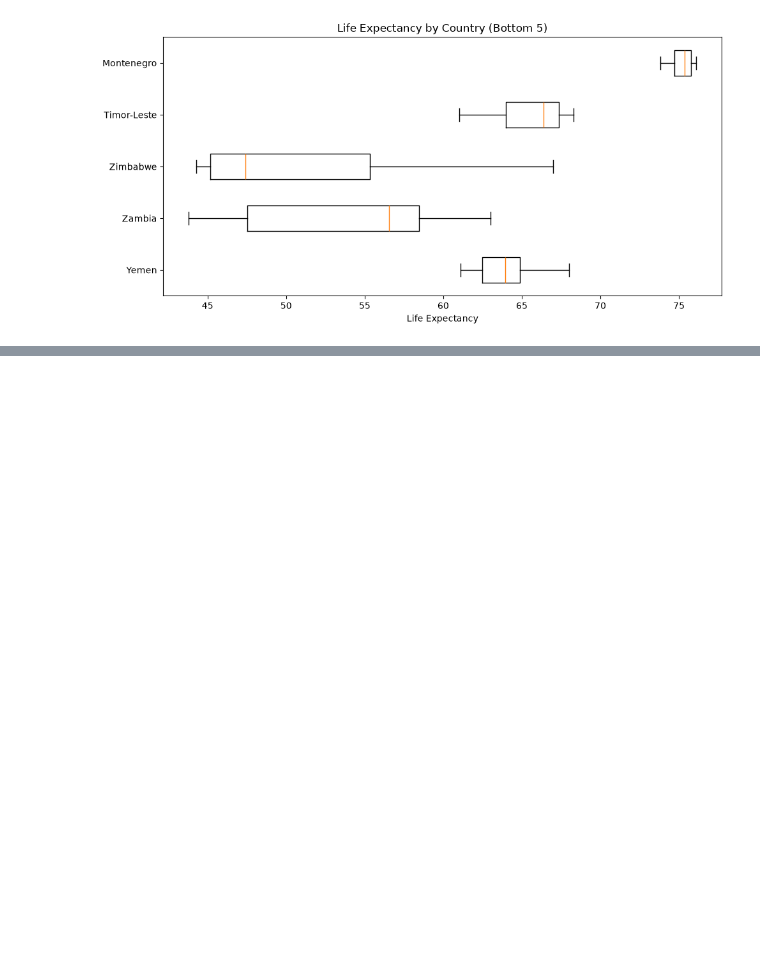
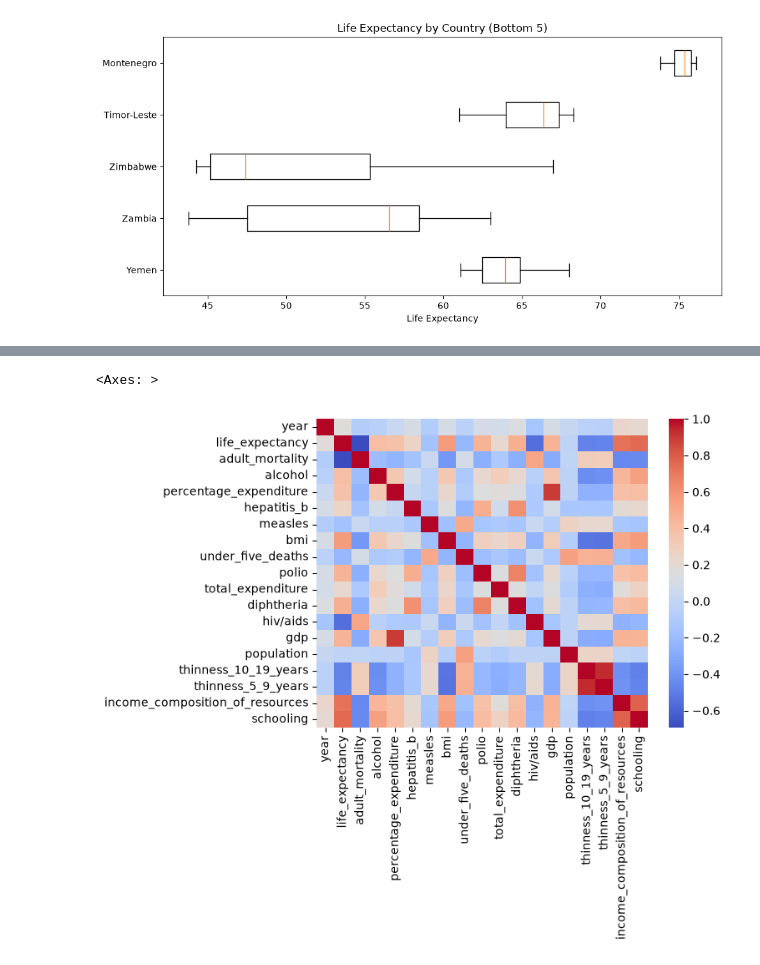
Before and after one commit to Oluwatomilola-Affar/Predictive-Modeling-of-Global-Life-Expectancy, a Jupyter notebook: expectancy.ipynb, the cells around one changed output, grey strips where cells are left out. Drawn from its saved outputs; the diff is of its cells as text; code cells hidden in the pictures; blank space fills up the shorter version.

```diff
--- a/expectancy.ipynb
+++ b/expectancy.ipynb
@@ -6,6 +7,6 @@ import numpy as np
 # %%
-null_columns_a = ["life_expectancy", "adult_mortality", "bmi", "polio", "diphtheria", "thinness_1_19_years", "thinness_5_9_years"]
-drop_columns = [col for col in null_columns_a if col]
+null_columns_a = ["life_expectancy", "adult_mortality", "bmi", "polio", "diphtheria", "thinness_10_19_years", "thinness_5_9_years"]
+drop_columns = [col for col in null_columns_a if col] # Derived from null_columns_a to remove rows with null values less than 5%
 null_columns_b = ["alcohol", "hepatitis_b", "total_expenditure", "gdp", "population", "schooling", "income_composition_of_resources"]
 imp_cols = [col for col in null_columns_b if col]
 imp_mean_col = ["alcohol", "total_expenditure", "gdp", "population", "income_composition_of_resources"]
@@ -13,7 +14,10 @@ imp_median_col = ["hepatitis_b", "schooling"]
 # %%
 data = (
     pd.read_csv("life_expectancy_data.csv")
-    .rename(columns= lambda col: col.strip().lower().replace(" ", "_").replace("-", "_"))
+    .rename(columns= lambda col: col.strip().lower().replace(" ", "_").replace("-", "_").replace("thinness_1_19_years", "thinness_10_19_years"))
     .dropna(subset = drop_columns, how = "any")
+    .assign(avg_thinness = lambda x : x[["thinness_10_19_years", "thinness_5_9_years"]].mean(axis = 1))
+    .assign(status = lambda x : x["status"].str.lower().map({"developing" : 0, "developed" : 1})) #OneHotEncoding
+    .drop(columns = ["infant_deaths", "thinness_10_19_years", "thinness_5_9_years"]) #Feature Engineering
 )
 data
@@ -102,3 +173,8 @@ cleaned_corr_matrix
+# %%
+sns.heatmap(data.corr(numeric_only = True), annot = False, cmap = "coolwarm")
+# %% [output]
+<Axes: >
+[figure, added]
 # %%
 target_var = "life_expectancy"
 target_corr = (
```
Also changed, not shown: parts of 7 cells of this notebook.
